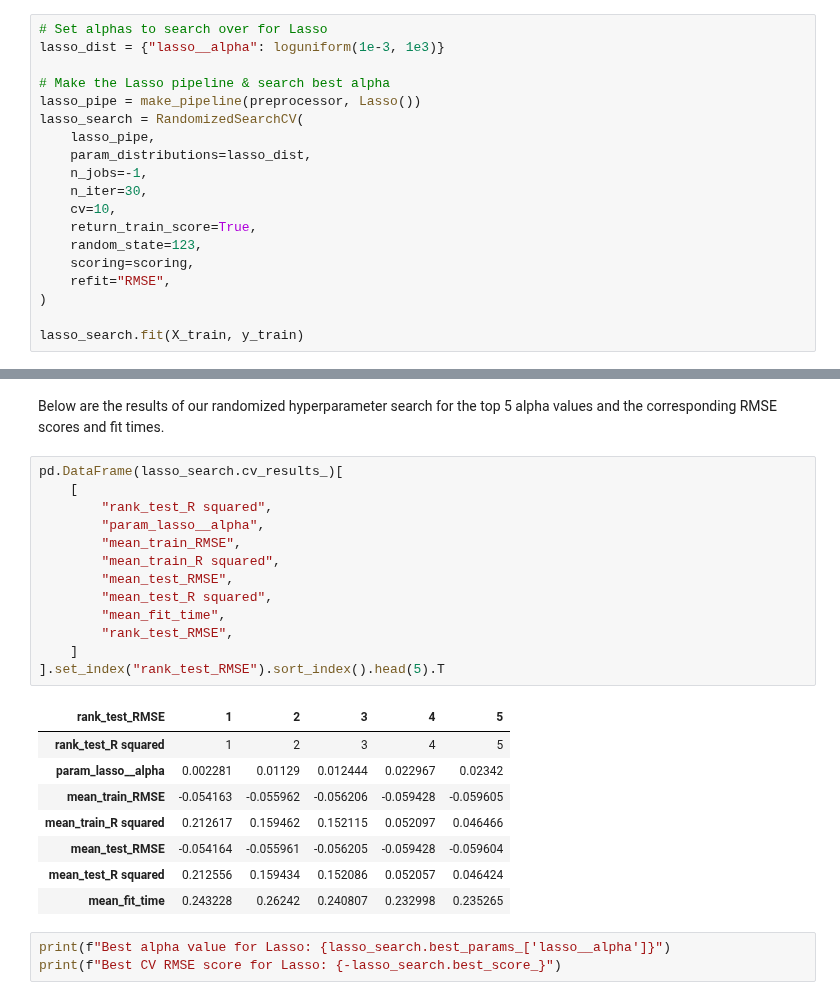
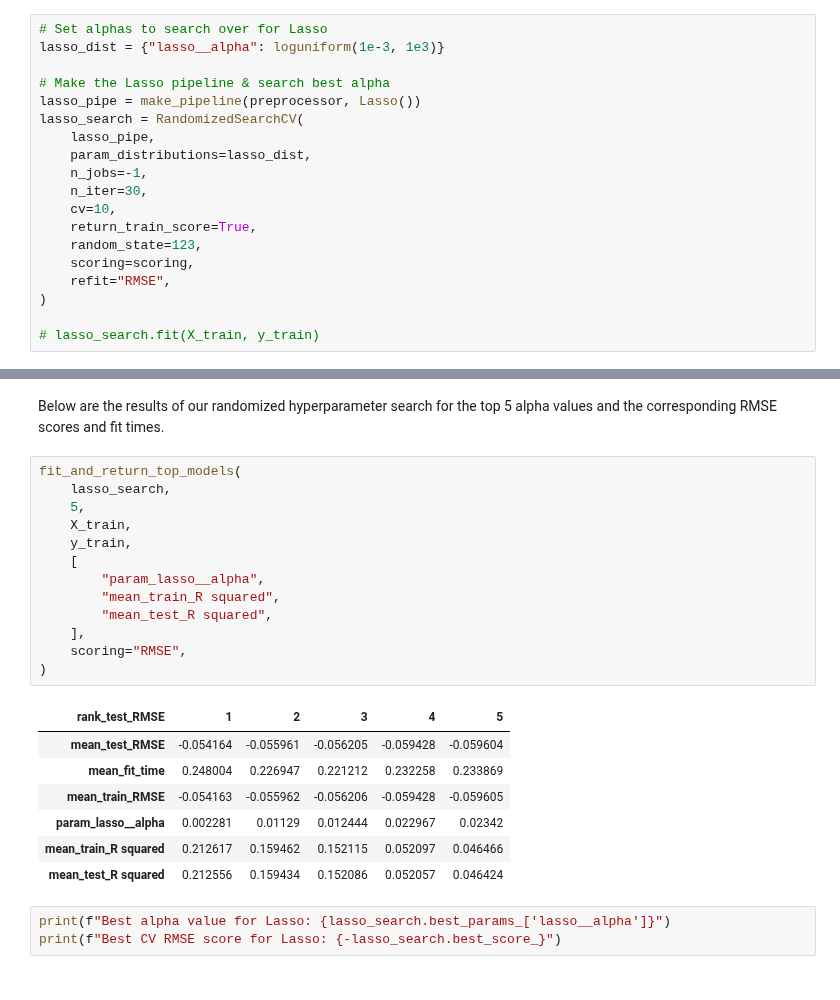
Before and after one commit to UBC-MDS/english-score-predictor, a Jupyter notebook: notebooks/english_language_learning_ability_prediction_analysis.ipynb, the cells around one changed output, grey strips where cells are left out. Saved outputs shown, nothing was run; the diff lists cells and outputs as text.

```diff
--- a/notebooks/english_language_learning_ability_prediction_analysis.ipynb
+++ b/notebooks/english_language_learning_ability_prediction_analysis.ipynb
@@ -676,4 +658,4 @@ lasso_search = RandomizedSearchCV(
     refit="RMSE",
 )
 
-lasso_search.fit(X_train, y_train)
+# lasso_search.fit(X_train, y_train)
@@ -698,27 +662,26 @@ RandomizedSearchCV(cv=10,
 # %% [markdown]
 Below are the results of our randomized hyperparameter search for the top 5 alpha values and the corresponding RMSE scores and fit times.
-# %%
-pd.DataFrame(lasso_search.cv_results_)[
-    [
-        "rank_test_R squared",
-        "param_lasso__alpha",
-        "mean_train_RMSE",
-        "mean_train_R squared",
-        "mean_test_RMSE",
-        "mean_test_R squared",
-        "mean_fit_time",
-        "rank_test_RMSE",
-    ]
-].set_index("rank_test_RMSE").sort_index().head(5).T
-# %% [output]
-| rank_test_RMSE | 1 | 2 | 3 | 4 | 5 |
-| rank_test_R squared | 1 | 2 | 3 | 4 | 5 |
-| param_lasso__alpha | 0.002281 | 0.01129 | 0.012444 | 0.022967 | 0.02342 |
-| mean_train_RMSE | -0.054163 | -0.055962 | -0.056206 | -0.059428 | -0.059605 |
-| mean_train_R squared | 0.212617 | 0.159462 | 0.152115 | 0.052097 | 0.046466 |
-| mean_test_RMSE | -0.054164 | -0.055961 | -0.056205 | -0.059428 | -0.059604 |
-| mean_test_R squared | 0.212556 | 0.159434 | 0.152086 | 0.052057 | 0.046424 |
-| mean_fit_time | 0.243228 | 0.26242 | 0.240807 | 0.232998 | 0.235265 |
+# %%
+fit_and_return_top_models(
+    lasso_search,
+    5,
+    X_train,
+    y_train,
+    [
+        "param_lasso__alpha",
+        "mean_train_R squared",
+        "mean_test_R squared",
+    ],
+    scoring="RMSE",
+)
+# %% [output]
+| rank_test_RMSE | 1 | 2 | 3 | 4 | 5 |
+| mean_test_RMSE | -0.054164 | -0.055961 | -0.056205 | -0.059428 | -0.059604 |
+| mean_fit_time | 0.248004 | 0.226947 | 0.221212 | 0.232258 | 0.233869 |
+| mean_train_RMSE | -0.054163 | -0.055962 | -0.056206 | -0.059428 | -0.059605 |
+| param_lasso__alpha | 0.002281 | 0.01129 | 0.012444 | 0.022967 | 0.02342 |
+| mean_train_R squared | 0.212617 | 0.159462 | 0.152115 | 0.052097 | 0.046466 |
+| mean_test_R squared | 0.212556 | 0.159434 | 0.152086 | 0.052057 | 0.046424 |
 # %%
 print(f"Best alpha value for Lasso: {lasso_search.best_params_['lasso__alpha']}")
 print(f"Best CV RMSE score for Lasso: {-lasso_search.best_score_}")
```
Also changed, not shown: parts of 14 cells of this notebook, 1 other file.
